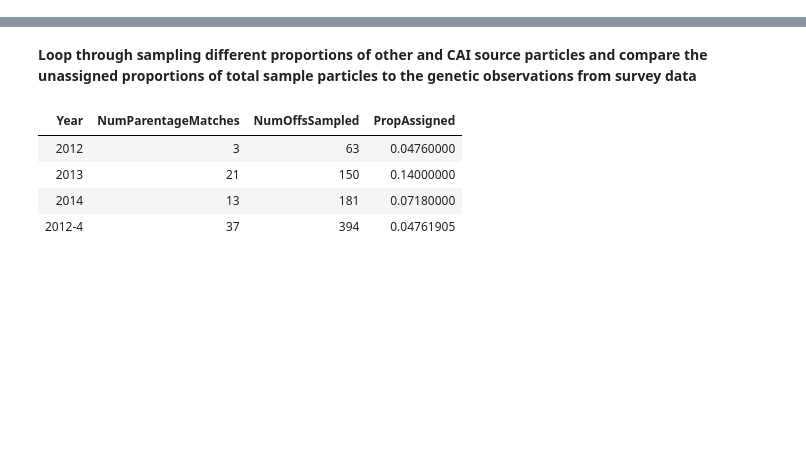
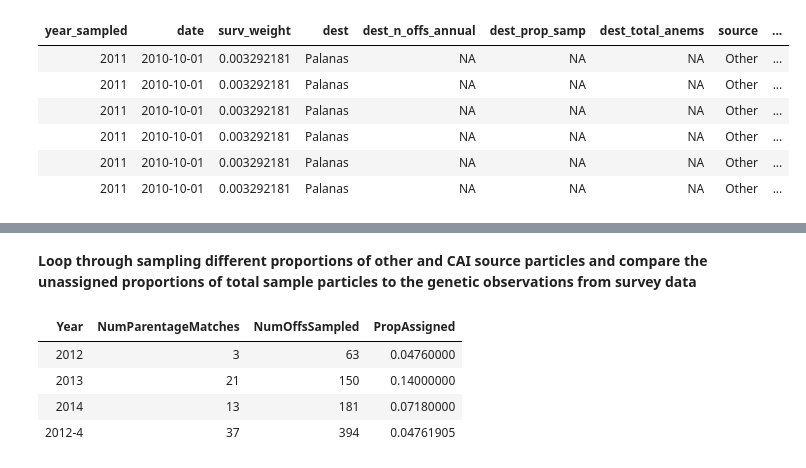
Before and after one commit to pinskylab/CamotesROMS, a Jupyter notebook: notebooks/optimize_ROMS_sampling.ipynb, the cells around one changed output, grey strips where cells are left out. Drawn from its saved outputs; the diff is of its cells as text; code cells hidden in the pictures; blank space fills up the shorter version.

```diff
--- a/notebooks/optimize_ROMS_sampling.ipynb
+++ b/notebooks/optimize_ROMS_sampling.ipynb
@@ -85,0 +102,12 @@ SurveyData <- AnnualRecsSamp[PropSamp, on=.(year=end_year, site)][#join the samp
+# %%
+DateJoin <- fread(file="~/oceanography/script_output/ROMSDataTables/LongFormConnWithProbs.csv")
+# %%
+head(DateJoin)
+# %% [output]
+| year_sampled | date | surv_weight | dest | dest_n_offs_annual | dest_prop_samp | dest_total_anems | source | ... |
+| 2011 | 2010-10-01 | 0.003292181 | Palanas | NA | NA | NA | Other | ... |
+| 2011 | 2010-10-01 | 0.003292181 | Palanas | NA | NA | NA | Other | ... |
+| 2011 | 2010-10-01 | 0.003292181 | Palanas | NA | NA | NA | Other | ... |
+| 2011 | 2010-10-01 | 0.003292181 | Palanas | NA | NA | NA | Other | ... |
+| 2011 | 2010-10-01 | 0.003292181 | Palanas | NA | NA | NA | Other | ... |
+| 2011 | 2010-10-01 | 0.003292181 | Palanas | NA | NA | NA | Other | ... |
```
Also changed, not shown: parts of 13 cells of this notebook.
